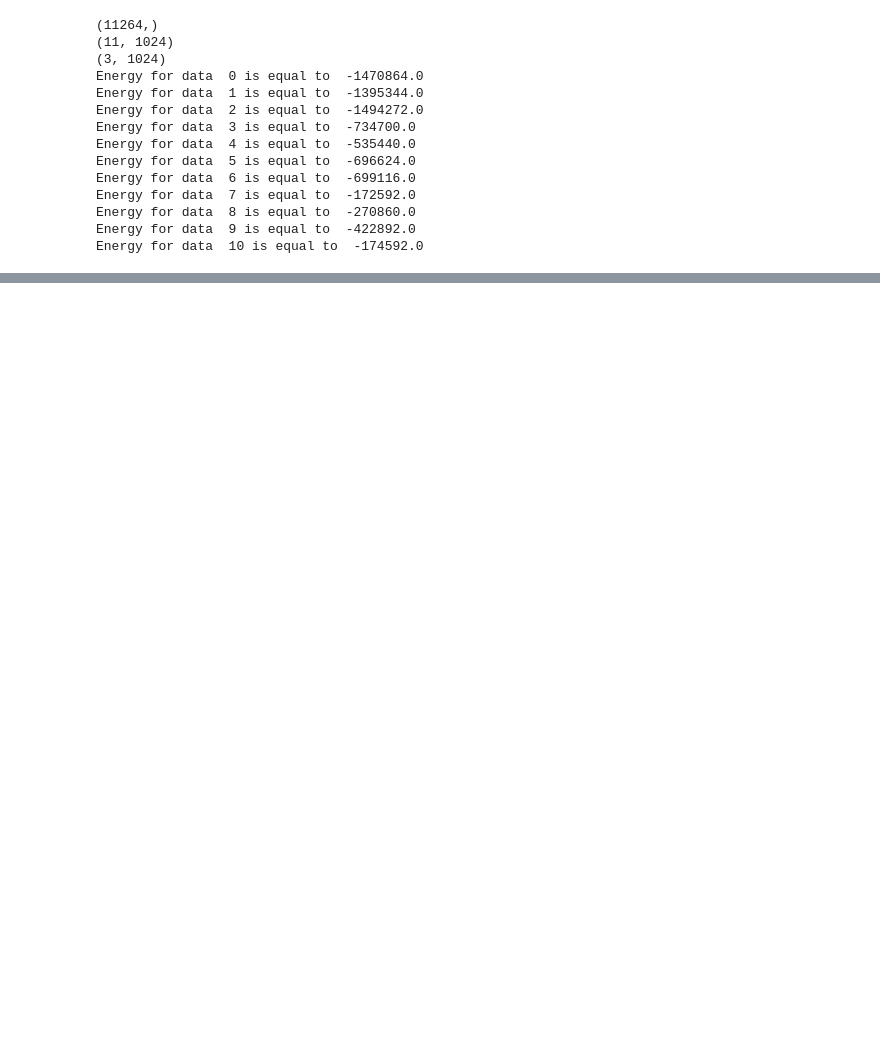
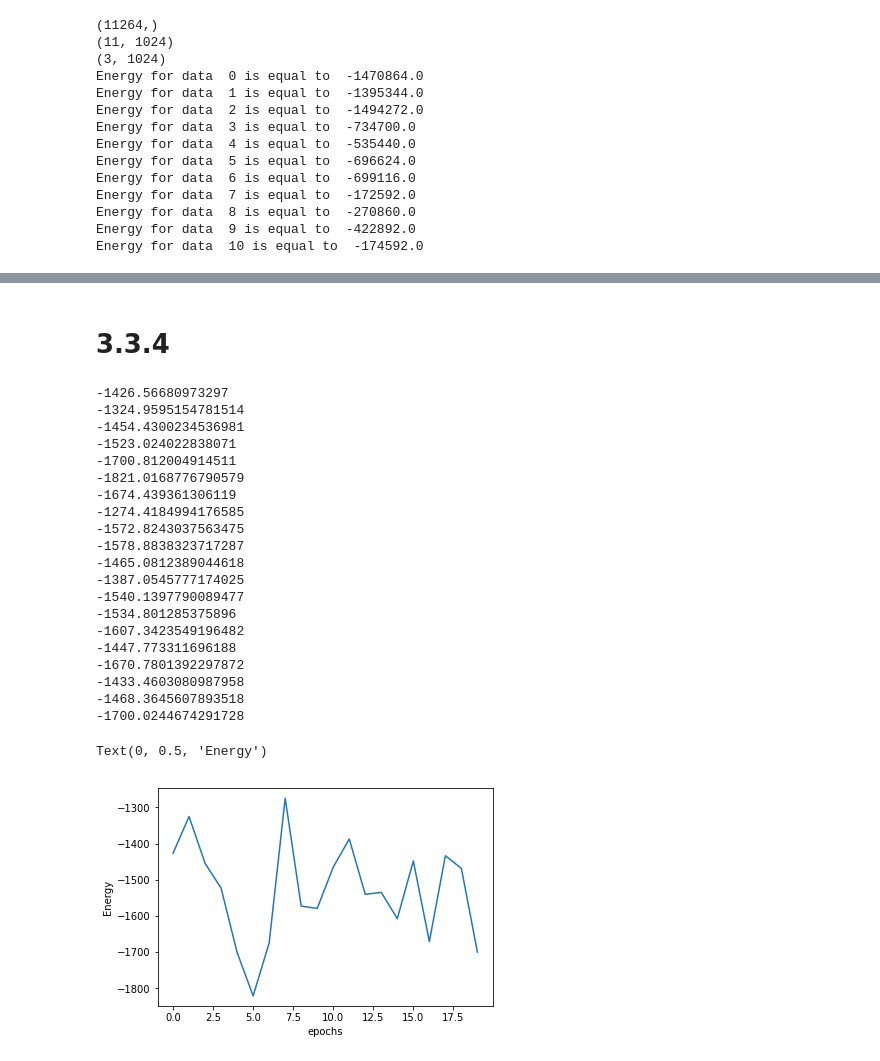
Before and after one commit to smallgreycreatures/DD2437, a Jupyter notebook: lab3/3.3.ipynb, the cells around one changed output, grey strips where cells are left out. Drawn from its saved outputs; the diff is of its cells as text; code cells hidden in the pictures; blank space fills up the shorter version.

```diff
--- a/lab3/3.3.ipynb
+++ b/lab3/3.3.ipynb
@@ -85,0 +123,37 @@ Energy for data  10 is equal to  -174592.0
+# %% [markdown]
+# 3.3.4
+# %%
+mu = 0
+sigma = 0.1
+W = np.random.normal(mu,sigma,(train_X.shape[1],train_X.shape[1]))
+
+epochs = 20
+x, energy_s = find_pattern_async_energy(data[10],W,epochs)
+
+plt.figure()
+plt.plot(np.arange(epochs),energy_s)
+plt.xlabel("epochs")
+plt.ylabel("Energy")
+# %% [output]
+-1426.56680973297
+-1324.9595154781514
+-1454.4300234536981
+-1523.024022838071
+-1700.812004914511
+-1821.0168776790579
+-1674.439361306119
+-1274.4184994176585
+-1572.8243037563475
+-1578.8838323717287
+-1465.0812389044618
+-1387.0545777174025
+-1540.1397790089477
+-1534.801285375896
+-1607.3423549196482
+-1447.773311696188
+-1670.7801392297872
+-1433.4603080987958
+-1468.3645607893518
+-1700.0244674291728
+Text(0, 0.5, 'Energy')
+[figure, added]
```
Also changed, not shown: parts of 8 cells of this notebook, 3 other files.
